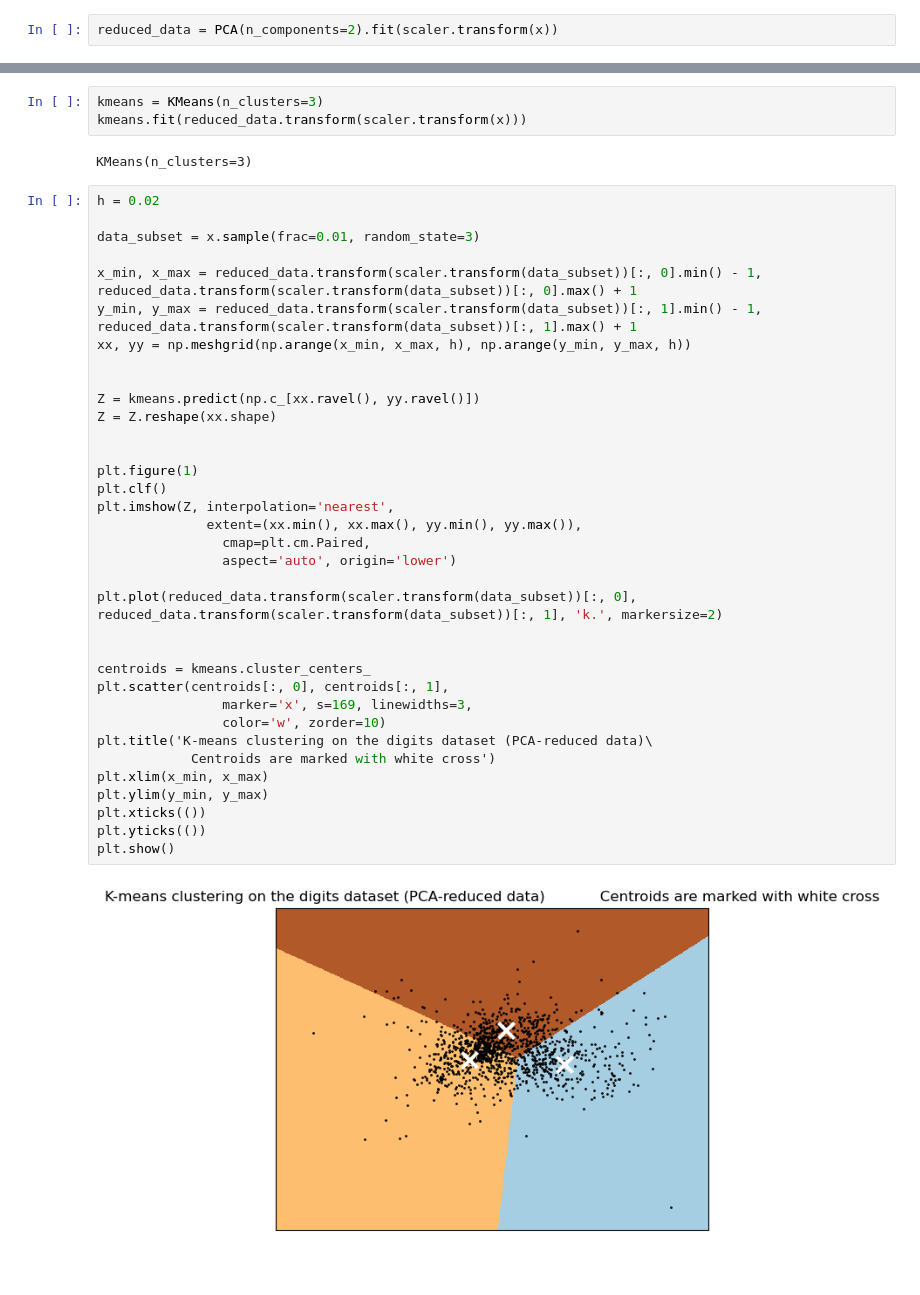
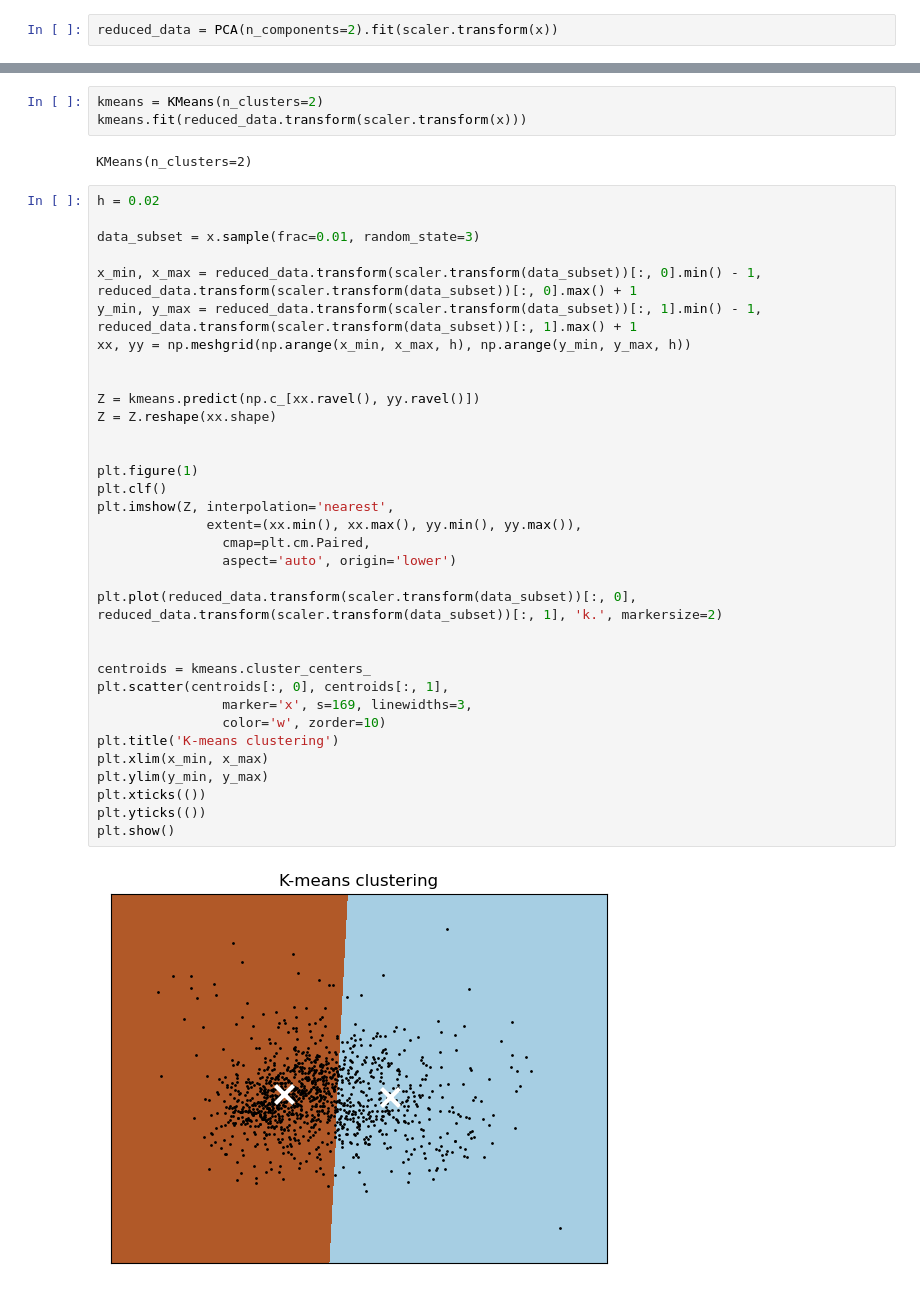
Before and after one commit to jorgealcorta/PROYECTO-MACHINE-LEARNING-NICOLAS-UNAI-INIGO-JORGE, a Jupyter notebook: hierarchyClustering.ipynb, the cells around one changed output, grey strips where cells are left out. Drawn from its saved outputs; the diff is of its cells as text.

```diff
--- a/hierarchyClustering.ipynb
+++ b/hierarchyClustering.ipynb
@@ -95,8 +101,8 @@ plt.show()
 # %%
-kmeans = KMeans(n_clusters=3)
+kmeans = KMeans(n_clusters=2)
 kmeans.fit(reduced_data.transform(scaler.transform(x)))
 # %% [output]
-KMeans(n_clusters=3)
+KMeans(n_clusters=2)
 # %%
 h = 0.02
 
@@ -104,33 +110,32 @@ data_subset = x.sample(frac=0.01, random_state=3)
 
 x_min, x_max = reduced_data.transform(scaler.transform(data_subset))[:, 0].min() - 1, reduced_data.transform(scaler.transform(data_subset))[:, 0].max() + 1
 y_min, y_max = reduced_data.transform(scaler.transform(data_subset))[:, 1].min() - 1, reduced_data.transform(scaler.transform(data_subset))[:, 1].max() + 1
 xx, yy = np.meshgrid(np.arange(x_min, x_max, h), np.arange(y_min, y_max, h))
 
 
 Z = kmeans.predict(np.c_[xx.ravel(), yy.ravel()])
 Z = Z.reshape(xx.shape)
 
 
 plt.figure(1)
 plt.clf()
 plt.imshow(Z, interpolation='nearest',
               extent=(xx.min(), xx.max(), yy.min(), yy.max()),
                 cmap=plt.cm.Paired,
                 aspect='auto', origin='lower')
 
 plt.plot(reduced_data.transform(scaler.transform(data_subset))[:, 0], reduced_data.transform(scaler.transform(data_subset))[:, 1], 'k.', markersize=2)
 
 
 centroids = kmeans.cluster_centers_
 plt.scatter(centroids[:, 0], centroids[:, 1],
                 marker='x', s=169, linewidths=3,
                 color='w', zorder=10)
-plt.title('K-means clustering on the digits dataset (PCA-reduced data)\
-            Centroids are marked with white cross')
+plt.title('K-means clustering')
 plt.xlim(x_min, x_max)
 plt.ylim(y_min, y_max)
 plt.xticks(())
 plt.yticks(())
 plt.show()
 # %% [output]
-[figure, old version]
+[figure, new version]
```
Also changed, not shown: parts of 12 cells of this notebook.
